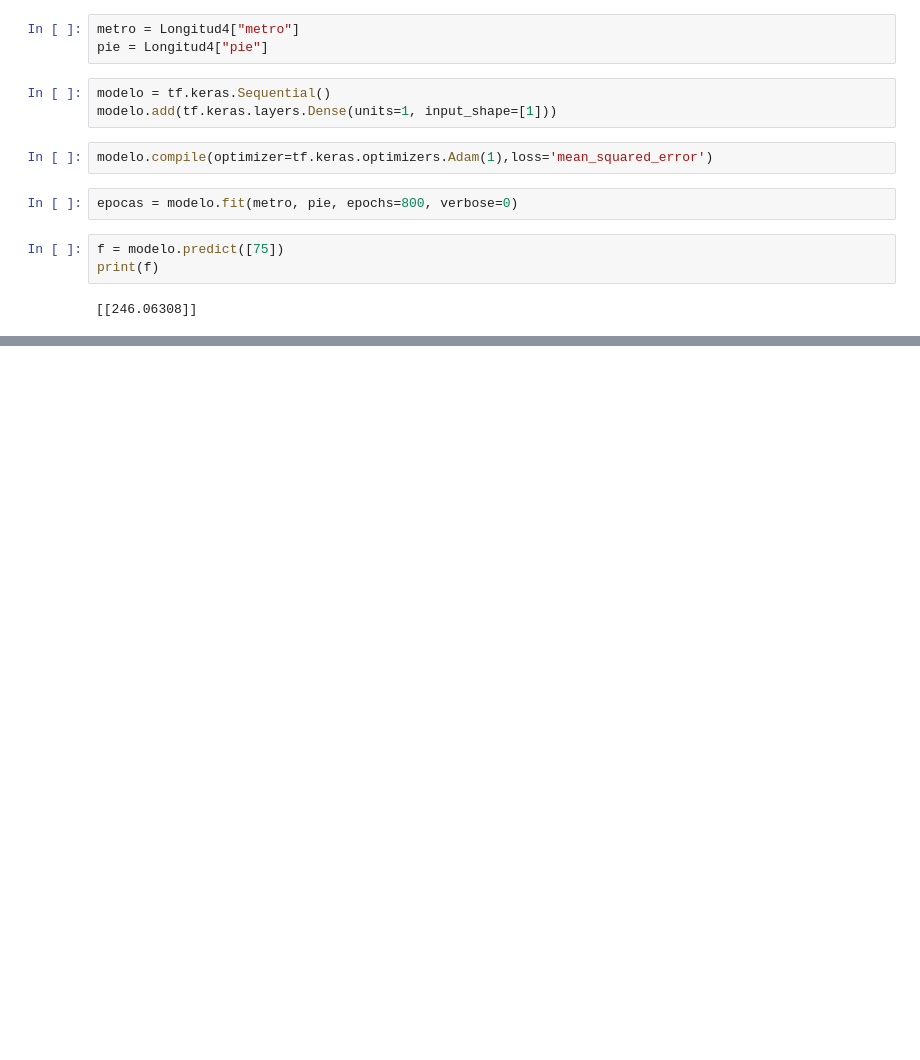
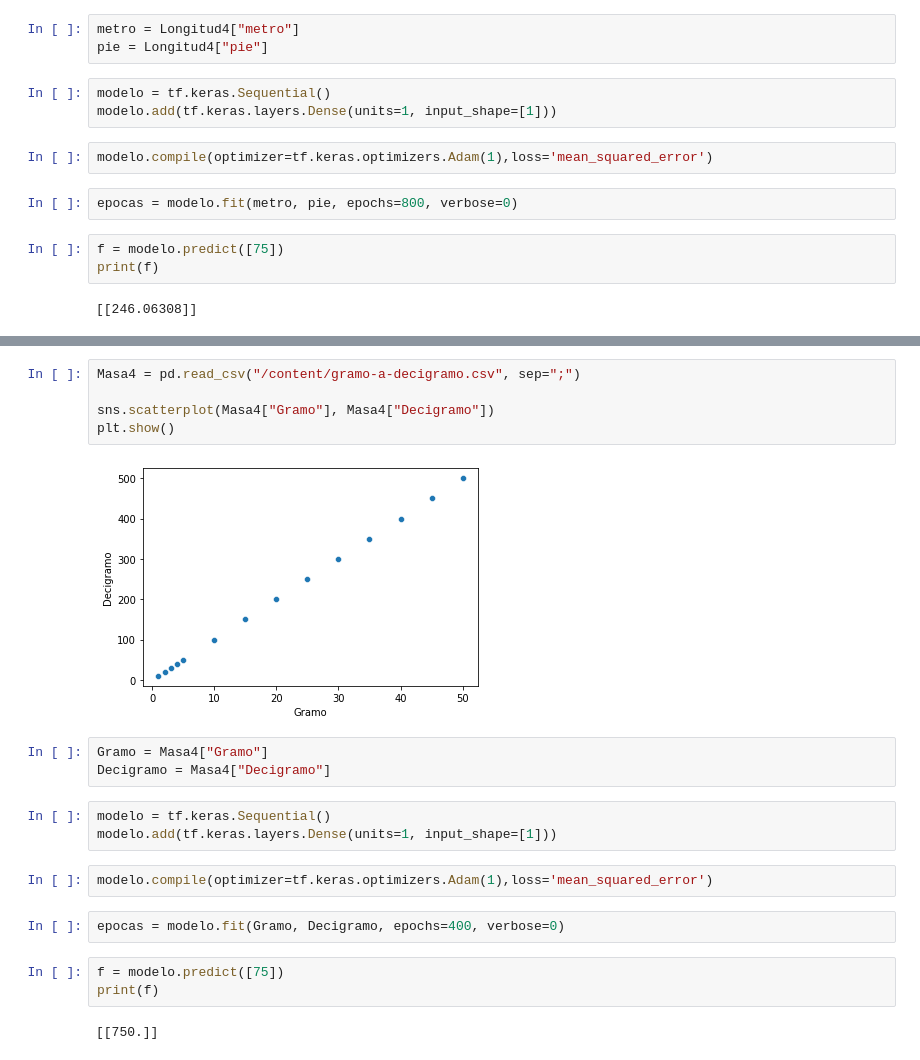
Before and after one commit to USIS007920/Programacion-lll, a Jupyter notebook: Untitled6.ipynb, the cells around one changed output, grey strips where cells are left out. Saved outputs shown, nothing was run; the diff lists cells and outputs as text; blank space fills up the shorter version.

```diff
--- a/Untitled6.ipynb
+++ b/Untitled6.ipynb
@@ -359,0 +411,22 @@ print(f)
+# %%
+Masa4 = pd.read_csv("/content/gramo-a-decigramo.csv", sep=";")
+
+sns.scatterplot(Masa4["Gramo"], Masa4["Decigramo"])
+plt.show()
+# %% [output]
+[figure, added]
+# %%
+Gramo = Masa4["Gramo"]
+Decigramo = Masa4["Decigramo"]
+# %%
+modelo = tf.keras.Sequential()
+modelo.add(tf.keras.layers.Dense(units=1, input_shape=[1]))
+# %%
+modelo.compile(optimizer=tf.keras.optimizers.Adam(1),loss='mean_squared_error')
+# %%
+epocas = modelo.fit(Gramo, Decigramo, epochs=400, verbose=0)
+# %%
+f = modelo.predict([75])
+print(f)
+# %% [output]
+[[750.]]
```
Also changed, not shown: parts of 14 cells of this notebook.
